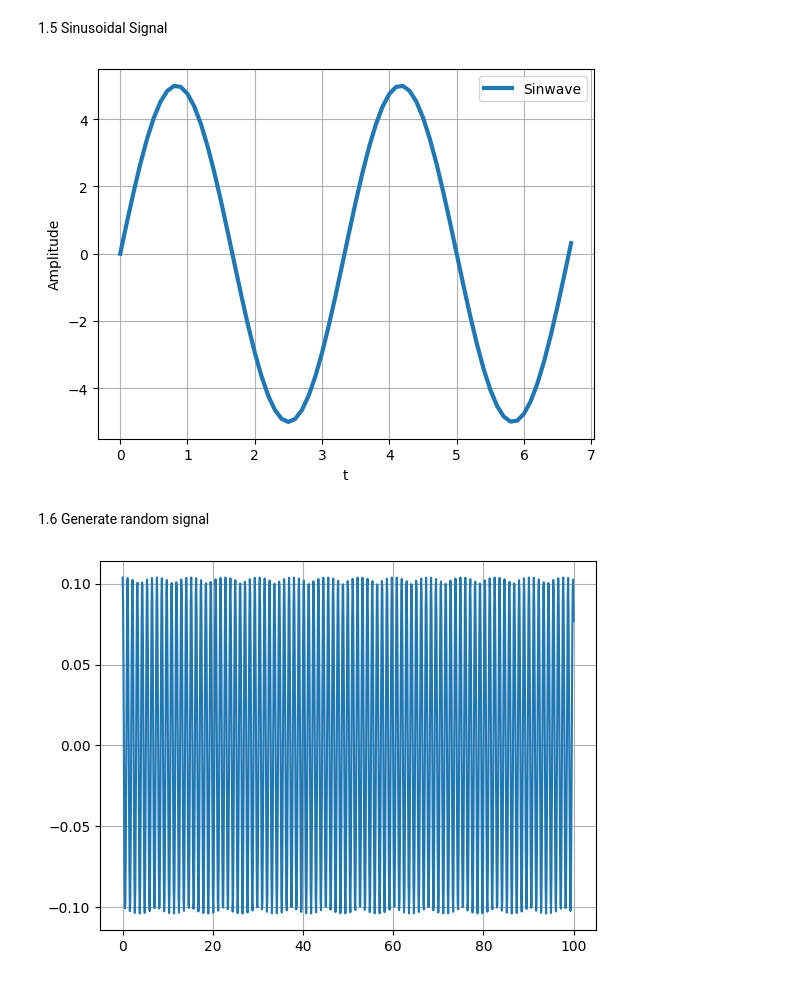
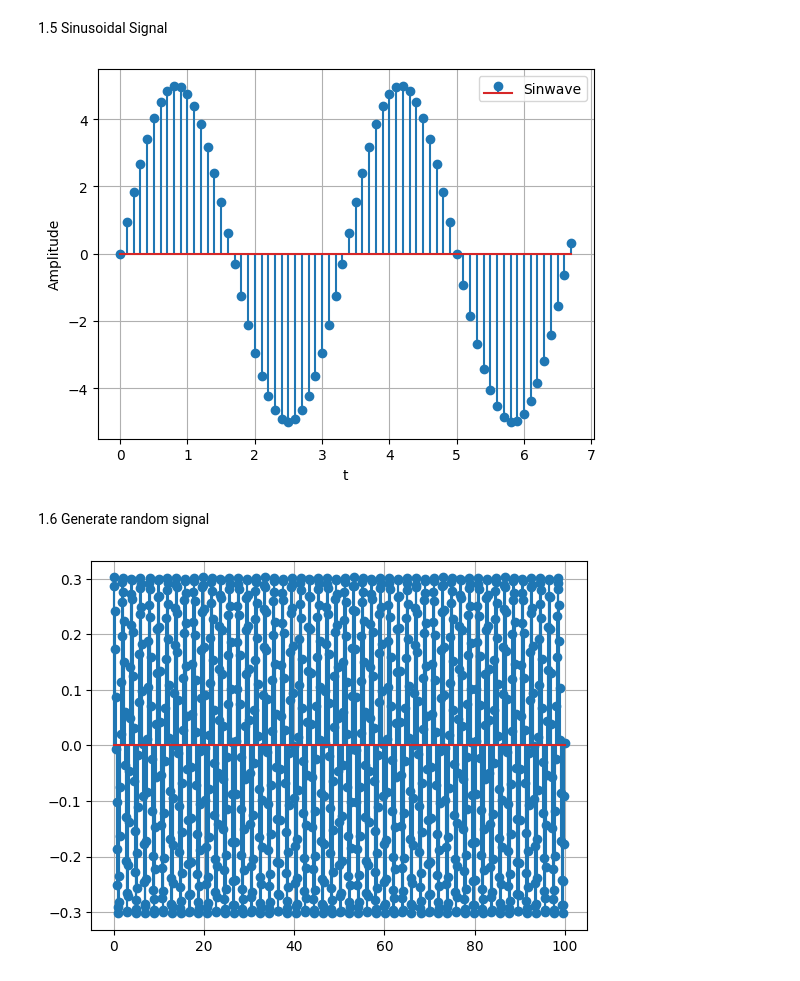
Before and after one commit to tripathy12345/signals_and_system_lab, a Jupyter notebook: generation_of_discrete_time_signals.ipynb, the cells around one changed output. Drawn from its saved outputs; the diff is of its cells as text; code cells hidden in the pictures.

```diff
--- a/generation_of_discrete_time_signals.ipynb
+++ b/generation_of_discrete_time_signals.ipynb
@@ -116,7 +116,7 @@ ph = 0
 
 xt = A * np.sin(2 * np.pi * f * t + ph)
 
-plt.plot(t, xt, '-', linewidth=3)
+plt.stem(t, xt)
 
 # Beautification
 plt.grid(True)
@@ -126,26 +126,26 @@ plt.legend(["Sinwave"])
 
 plt.show()
 # %% [output]
-[figure, old version]
+[figure, new version]
 # %% [markdown]
 1.6 Generate random signal
 # %%
 import numpy as np
 import matplotlib.pyplot as plt
 
 # Random 10 point times
 t = np.arange(0, 100.1, 0.1)
 
 # Random Frequency
 f = np.random.rand(1)
 
 # Random Amplitude
 A = np.random.rand(1)
 
 xt = A * np.cos(2 * np.pi * f * t)
 
-plt.plot(t, xt)
+plt.stem(t, xt)
 plt.grid(True)
 plt.show()
 # %% [output]
-[figure, old version]
+[figure, new version]
```
Also changed, not shown: parts of 1 cell of this notebook.
